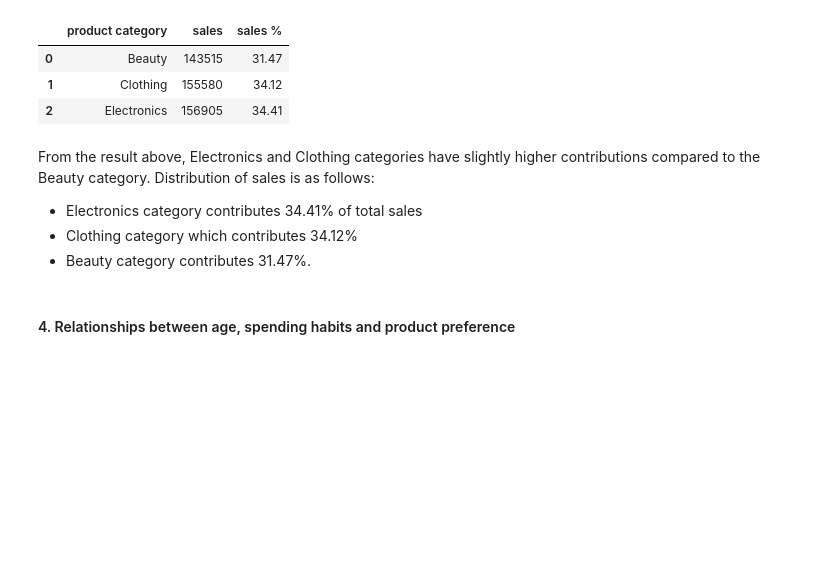
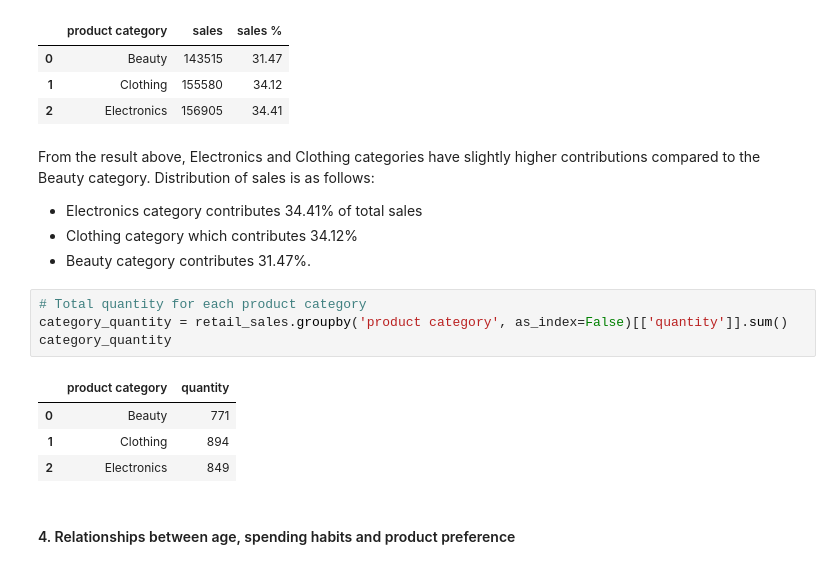
Before and after one commit to Diana-Injelwa/Exploratory-Data-Analysis-on-Retail-Sales, a Jupyter notebook: retail_sales_EDA.ipynb, the cells around one changed output. Drawn from its saved outputs; the diff is of its cells as text; blank space fills up the shorter version.

```diff
--- a/retail_sales_EDA.ipynb
+++ b/retail_sales_EDA.ipynb
@@ -388,6 +390,15 @@ From the result above, Electronics and Clothing categories have slightly higher
 - Electronics category contributes 34.41% of total sales
 - Clothing category which contributes 34.12%
 - Beauty category contributes 31.47%.
+# %%
+# Total quantity for each product category
+category_quantity = retail_sales.groupby('product category', as_index=False)[['quantity']].sum()
+category_quantity
+# %% [output]
+|  | product category | quantity |
+| 0 | Beauty | 771 |
+| 1 | Clothing | 894 |
+| 2 | Electronics | 849 |
 # %% [markdown]
 #### 4. Relationships between age, spending habits and product preference
 # %%
```
Also changed, not shown: parts of 12 cells of this notebook.
